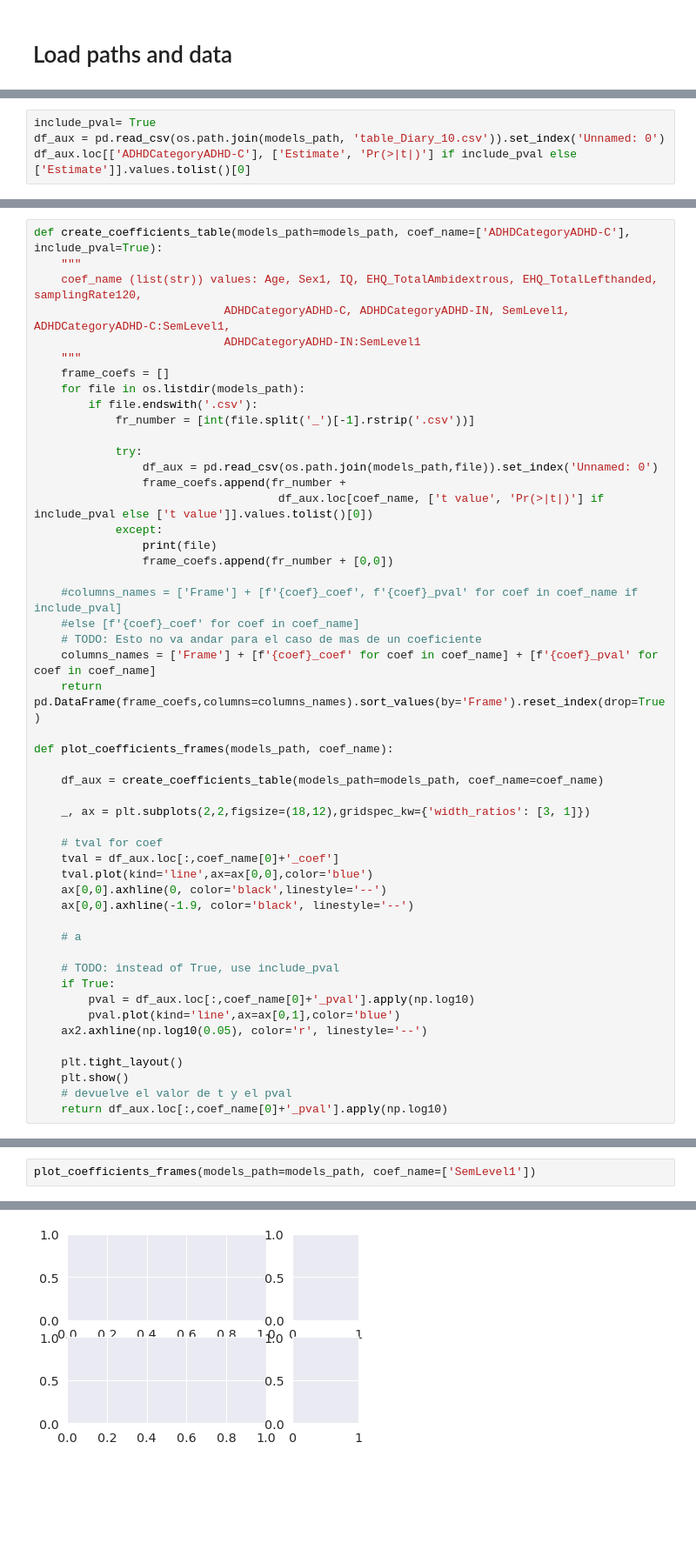
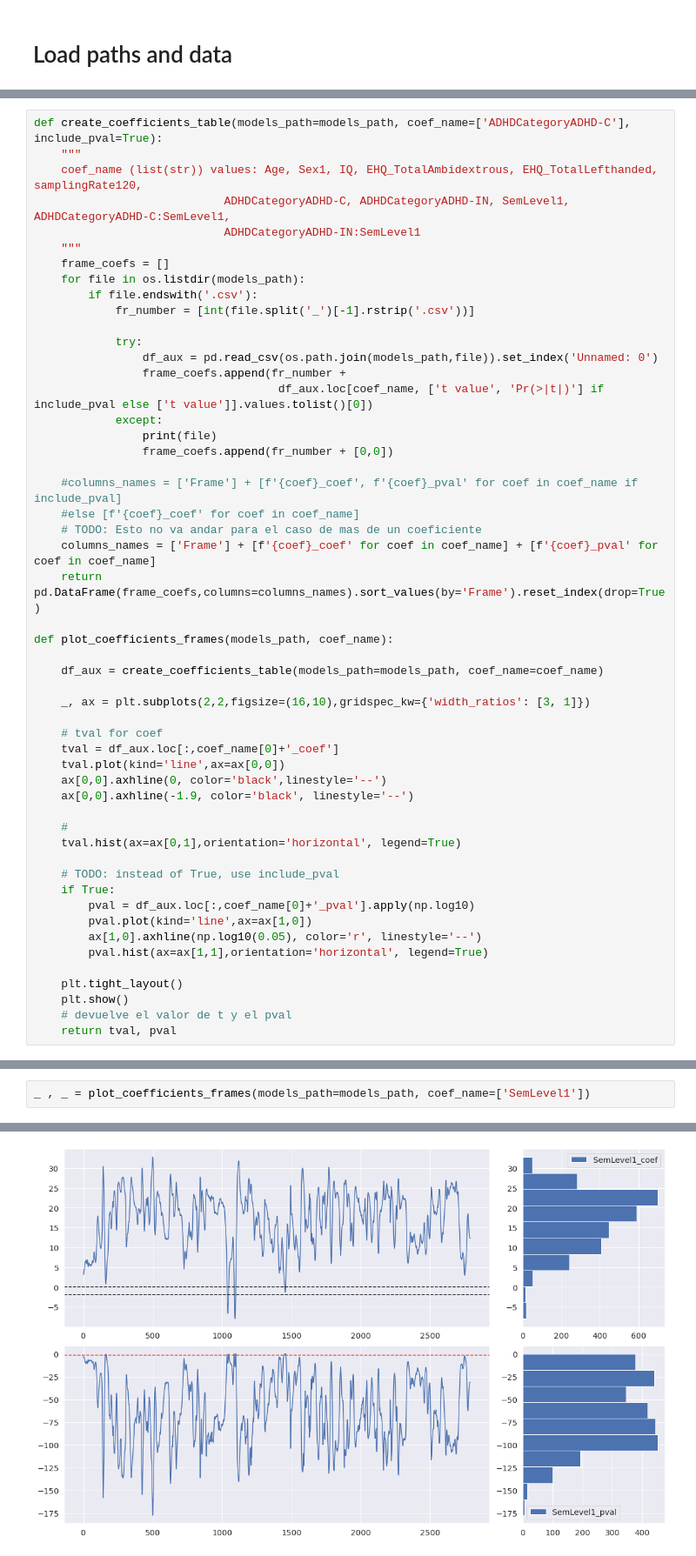
Before and after one commit to gastonbujia/SaliencyADHD, a Jupyter notebook: notebooks/results-models.ipynb, the cells around one changed output, grey strips where cells are left out. Shown at 87% size. Cells and saved outputs as stored; diff of their text form; blank space fills up the shorter version.

Commit message:
added calculations for scenes models analysis

```diff
--- a/notebooks/results-models.ipynb
+++ b/notebooks/results-models.ipynb
@@ -39,4 +40,0 @@ Index(['ID', 'FIX_idx', 'NSS_vn', 'FIX_IN_VID', 'VIDEO_NAME', 'ET_FILE',
-# %%
-include_pval= True
-df_aux = pd.read_csv(os.path.join(models_path, 'table_Diary_10.csv')).set_index('Unnamed: 0')
-df_aux.loc[['ADHDCategoryADHD-C'], ['Estimate', 'Pr(>|t|)'] if include_pval else ['Estimate']].values.tolist()[0]
@@ -72,23 +68,25 @@ def plot_coefficients_frames(models_path, coef_name):
 
     df_aux = create_coefficients_table(models_path=models_path, coef_name=coef_name)
 
-    _, ax = plt.subplots(2,2,figsize=(18,12),gridspec_kw={'width_ratios': [3, 1]})
+    _, ax = plt.subplots(2,2,figsize=(16,10),gridspec_kw={'width_ratios': [3, 1]})
 
     # tval for coef
     tval = df_aux.loc[:,coef_name[0]+'_coef']
-    tval.plot(kind='line',ax=ax[0,0],color='blue')
+    tval.plot(kind='line',ax=ax[0,0])
     ax[0,0].axhline(0, color='black',linestyle='--')
     ax[0,0].axhline(-1.9, color='black', linestyle='--')
 
-    # a
+    #
+    tval.hist(ax=ax[0,1],orientation='horizontal', legend=True)
 
     # TODO: instead of True, use include_pval
     if True:
         pval = df_aux.loc[:,coef_name[0]+'_pval'].apply(np.log10)
-        pval.plot(kind='line',ax=ax[0,1],color='blue')
-    ax2.axhline(np.log10(0.05), color='r', linestyle='--')
+        pval.plot(kind='line',ax=ax[1,0])
+        ax[1,0].axhline(np.log10(0.05), color='r', linestyle='--')
+        pval.hist(ax=ax[1,1],orientation='horizontal', legend=True)
 
     plt.tight_layout()
     plt.show()
     # devuelve el valor de t y el pval
-    return df_aux.loc[:,coef_name[0]+'_pval'].apply(np.log10)
+    return tval, pval
@@ -95,3 +95,3 @@ def plot_coefficients_frames(models_path, coef_name):
 # %%
-plot_coefficients_frames(models_path=models_path, coef_name=['SemLevel1'])
+_ , _ = plot_coefficients_frames(models_path=models_path, coef_name=['SemLevel1'])
 # %% [output]
@@ -99,2 +98,2 @@ ValueError: not enough values to unpack (expected 4, got 2)
-[figure, old version]
+[figure, new version]
 # %%
```
Also changed, not shown: parts of 11 cells of this notebook, 4 other files.
